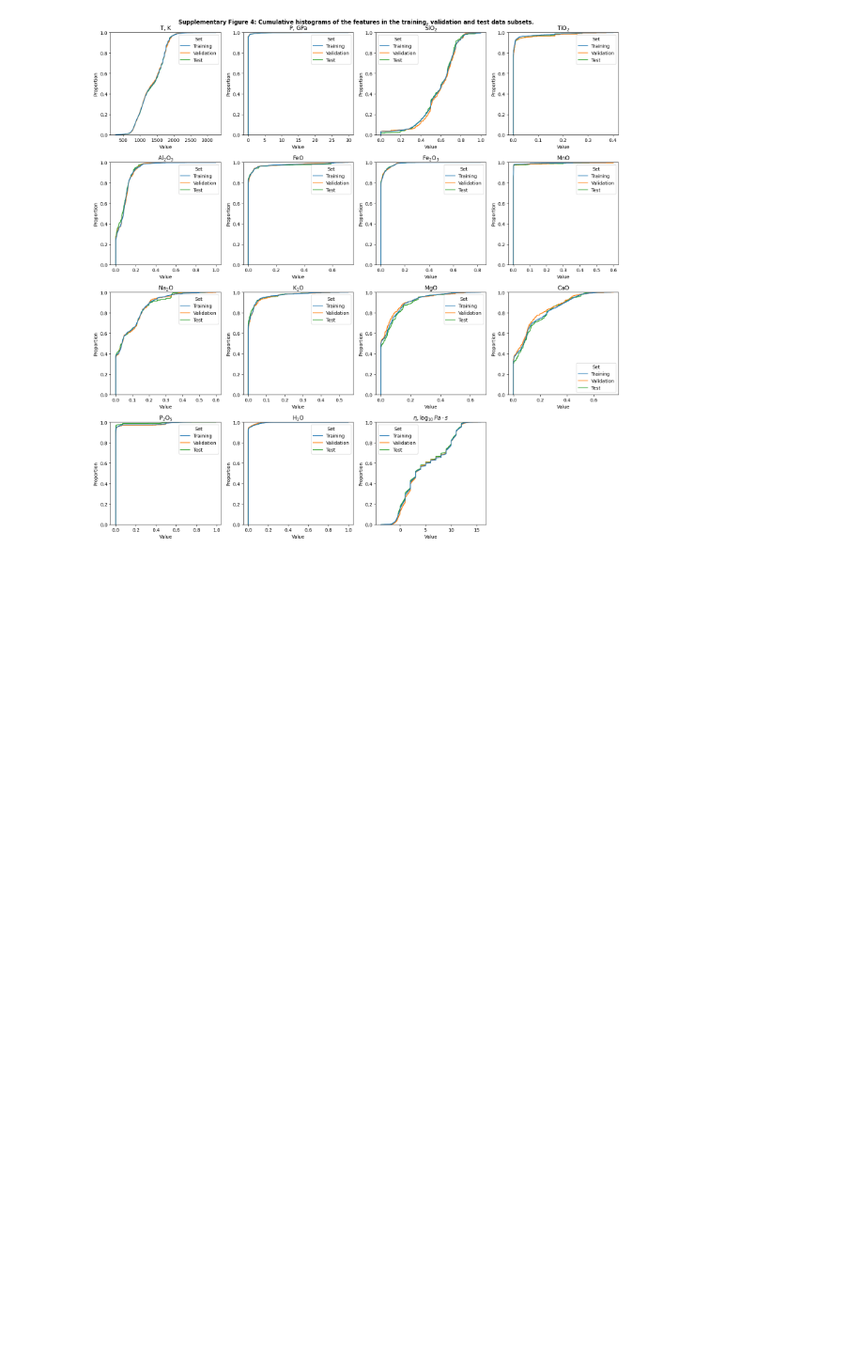
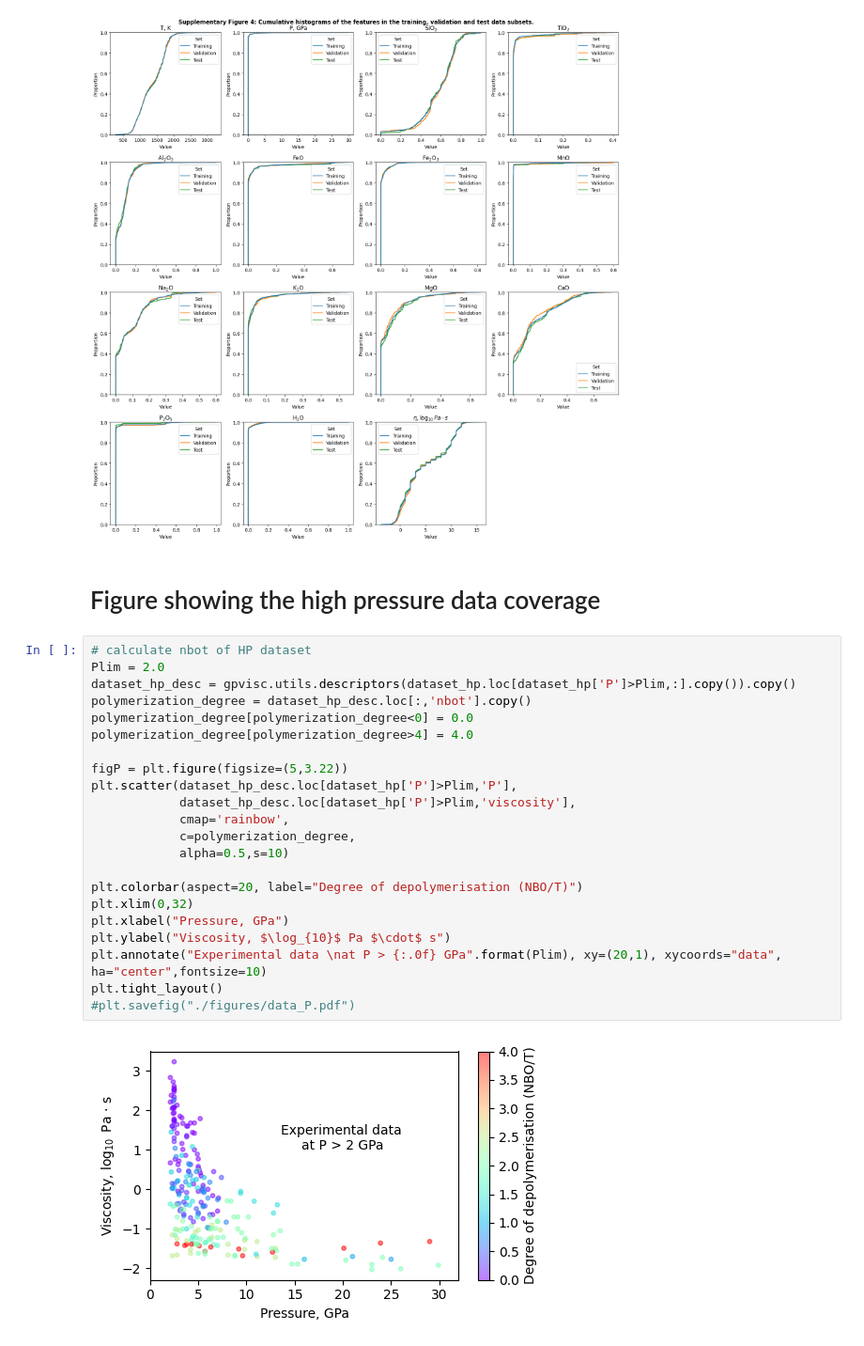
Before and after one commit to charlesll/gpvisc, a Jupyter notebook: code_paper_EPSL/3_data_presentation.ipynb, the cells around one changed output. Shown at 94% size. Cells and saved outputs as stored; diff of their text form; blank space fills up the shorter version.

```diff
--- a/code_paper_EPSL/3_data_presentation.ipynb
+++ b/code_paper_EPSL/3_data_presentation.ipynb
@@ -288,3 +283,29 @@ Loading the viscosity datasets...
 Loaded.
 [figure]
 [figure]
+# %% [markdown]
+# Figure showing the high pressure data coverage
+# %%
+# calculate nbot of HP dataset
+Plim = 2.0
+dataset_hp_desc = gpvisc.utils.descriptors(dataset_hp.loc[dataset_hp['P']>Plim,:].copy()).copy()
+polymerization_degree = dataset_hp_desc.loc[:,'nbot'].copy()
+polymerization_degree[polymerization_degree<0] = 0.0
+polymerization_degree[polymerization_degree>4] = 4.0
+
+figP = plt.figure(figsize=(5,3.22))
+plt.scatter(dataset_hp_desc.loc[dataset_hp['P']>Plim,'P'],
+            dataset_hp_desc.loc[dataset_hp['P']>Plim,'viscosity'],
+            cmap='rainbow',
+            c=polymerization_degree,
+            alpha=0.5,s=10)
+
+plt.colorbar(aspect=20, label="Degree of depolymerisation (NBO/T)")
+plt.xlim(0,32)
+plt.xlabel("Pressure, GPa")
+plt.ylabel("Viscosity, $\log_{10}$ Pa $\cdot$ s")
+plt.annotate("Experimental data \nat P > {:.0f} GPa".format(Plim), xy=(20,1), xycoords="data", ha="center",fontsize=10)
+plt.tight_layout()
+#plt.savefig("./figures/data_P.pdf")
+# %% [output]
+[figure, added]
```
Also changed, not shown: parts of 2 cells of this notebook, 5 other files.
